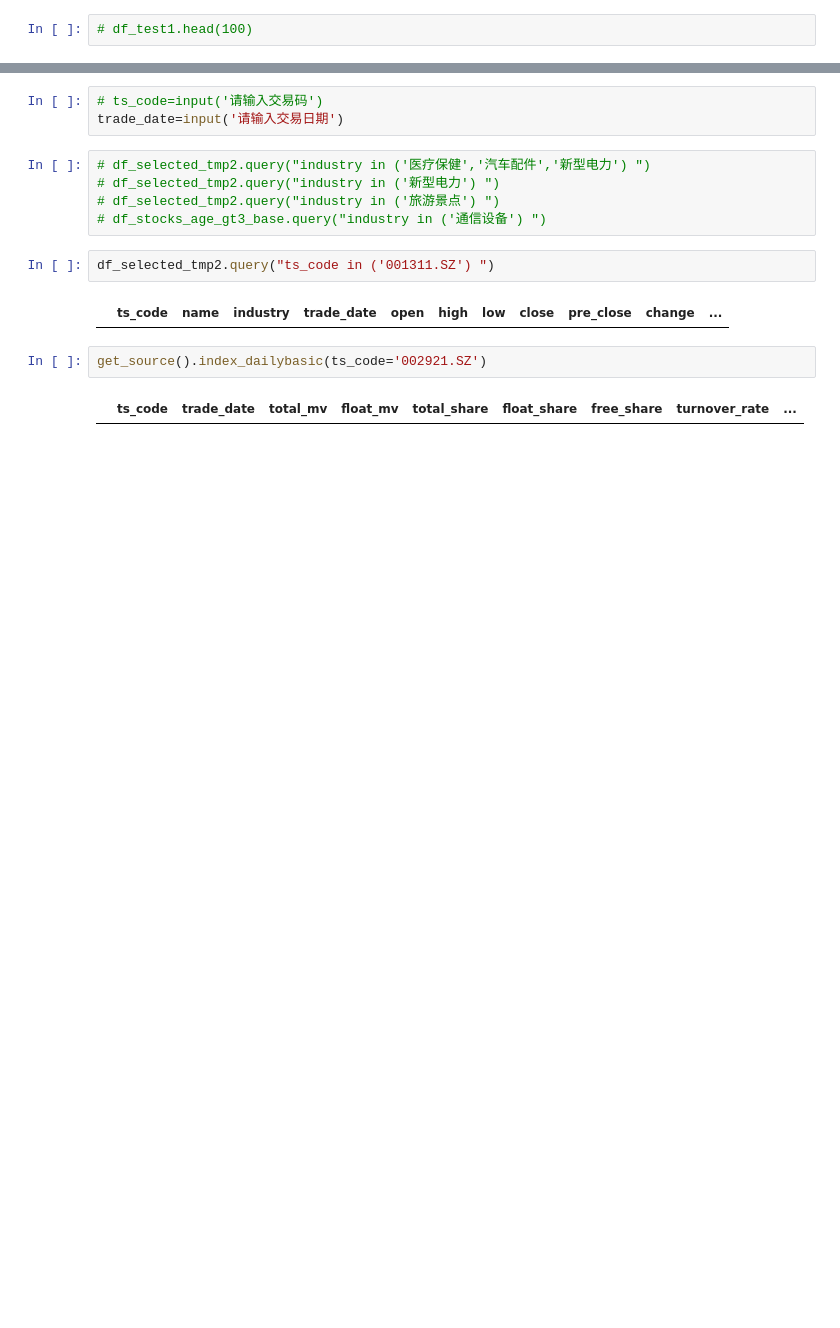
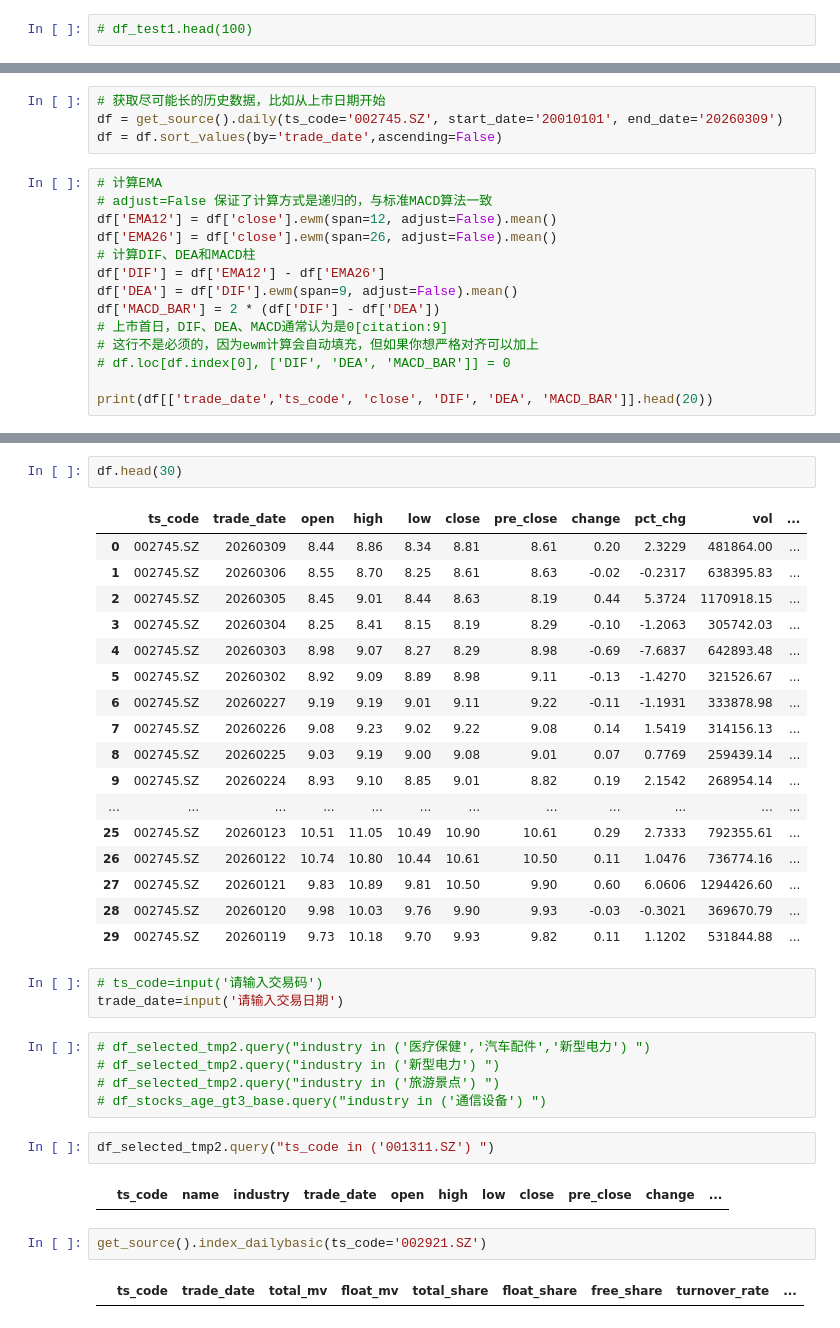
Before and after one commit to whgloveucq/jupyterfiles, a Jupyter notebook: OApractice/stock_study2023.ipynb, the cells around one changed output, grey strips where cells are left out. Cells and saved outputs as stored; diff of their text form; blank space fills up the shorter version.

```diff
--- a/OApractice/stock_study2023.ipynb
+++ b/OApractice/stock_study2023.ipynb
@@ -427,0 +430,18 @@ df_selected_tmp3.query("close<10").sort_values(by='close' ,ascending=False)
+# %%
+# 获取尽可能长的历史数据，比如从上市日期开始
+df = get_source().daily(ts_code='002745.SZ', start_date='20010101', end_date='20260309')
+df = df.sort_values(by='trade_date',ascending=False)
+# %%
+# 计算EMA
+# adjust=False 保证了计算方式是递归的，与标准MACD算法一致
+df['EMA12'] = df['close'].ewm(span=12, adjust=False).mean()
+df['EMA26'] = df['close'].ewm(span=26, adjust=False).mean()
+# 计算DIF、DEA和MACD柱
+df['DIF'] = df['EMA12'] - df['EMA26']
+df['DEA'] = df['DIF'].ewm(span=9, adjust=False).mean()
+df['MACD_BAR'] = 2 * (df['DIF'] - df['DEA'])
+# 上市首日，DIF、DEA、MACD通常认为是0[citation:9]
+# 这行不是必须的，因为ewm计算会自动填充，但如果你想严格对齐可以加上
+# df.loc[df.index[0], ['DIF', 'DEA', 'MACD_BAR']] = 0
+
+print(df[['trade_date','ts_code', 'close', 'DIF', 'DEA', 'MACD_BAR']].head(20))
@@ -428,3 +466,23 @@ df_selected_tmp3.query("close<10").sort_values(by='close' ,ascending=False)
+# %%
+df.head(30)
+# %% [output]
+|  | ts_code | trade_date | open | high | low | close | pre_close | change | pct_chg | vol | ... |
+| 0 | 002745.SZ | 20260309 | 8.44 | 8.86 | 8.34 | 8.81 | 8.61 | 0.20 | 2.3229 | 481864.00 | ... |
+| 1 | 002745.SZ | 20260306 | 8.55 | 8.70 | 8.25 | 8.61 | 8.63 | -0.02 | -0.2317 | 638395.83 | ... |
+| 2 | 002745.SZ | 20260305 | 8.45 | 9.01 | 8.44 | 8.63 | 8.19 | 0.44 | 5.3724 | 1170918.15 | ... |
+| 3 | 002745.SZ | 20260304 | 8.25 | 8.41 | 8.15 | 8.19 | 8.29 | -0.10 | -1.2063 | 305742.03 | ... |
+| 4 | 002745.SZ | 20260303 | 8.98 | 9.07 | 8.27 | 8.29 | 8.98 | -0.69 | -7.6837 | 642893.48 | ... |
+| 5 | 002745.SZ | 20260302 | 8.92 | 9.09 | 8.89 | 8.98 | 9.11 | -0.13 | -1.4270 | 321526.67 | ... |
+| 6 | 002745.SZ | 20260227 | 9.19 | 9.19 | 9.01 | 9.11 | 9.22 | -0.11 | -1.1931 | 333878.98 | ... |
+| 7 | 002745.SZ | 20260226 | 9.08 | 9.23 | 9.02 | 9.22 | 9.08 | 0.14 | 1.5419 | 314156.13 | ... |
+| 8 | 002745.SZ | 20260225 | 9.03 | 9.19 | 9.00 | 9.08 | 9.01 | 0.07 | 0.7769 | 259439.14 | ... |
+| 9 | 002745.SZ | 20260224 | 8.93 | 9.10 | 8.85 | 9.01 | 8.82 | 0.19 | 2.1542 | 268954.14 | ... |
+| ... | ... | ... | ... | ... | ... | ... | ... | ... | ... | ... | ... |
+| 25 | 002745.SZ | 20260123 | 10.51 | 11.05 | 10.49 | 10.90 | 10.61 | 0.29 | 2.7333 | 792355.61 | ... |
+| 26 | 002745.SZ | 20260122 | 10.74 | 10.80 | 10.44 | 10.61 | 10.50 | 0.11 | 1.0476 | 736774.16 | ... |
+| 27 | 002745.SZ | 20260121 | 9.83 | 10.89 | 9.81 | 10.50 | 9.90 | 0.60 | 6.0606 | 1294426.60 | ... |
+| 28 | 002745.SZ | 20260120 | 9.98 | 10.03 | 9.76 | 9.90 | 9.93 | -0.03 | -0.3021 | 369670.79 | ... |
+| 29 | 002745.SZ | 20260119 | 9.73 | 10.18 | 9.70 | 9.93 | 9.82 | 0.11 | 1.1202 | 531844.88 | ... |
 # %%
 # ts_code=input('请输入交易码')
 trade_date=input('请输入交易日期')
```
Also changed, not shown: parts of 15 cells of this notebook.
